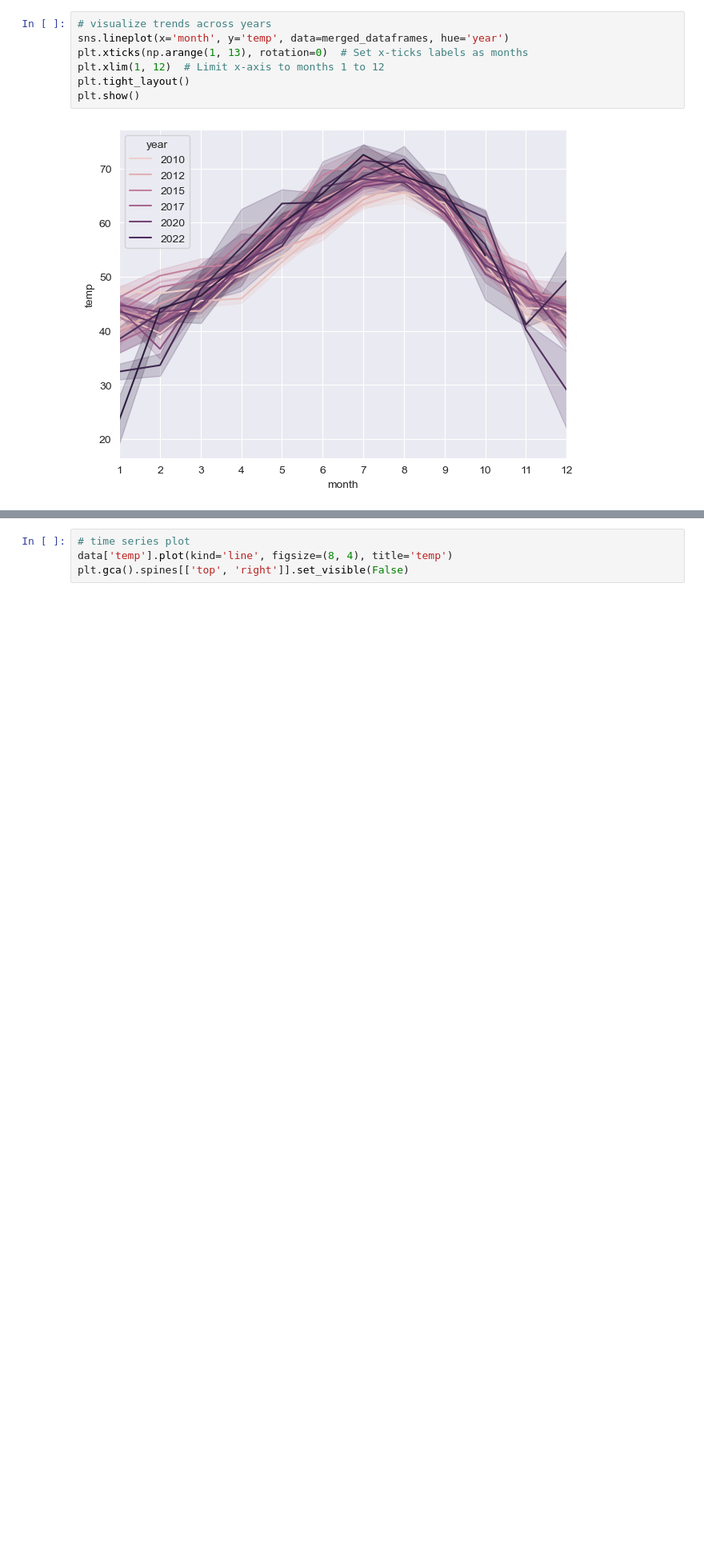
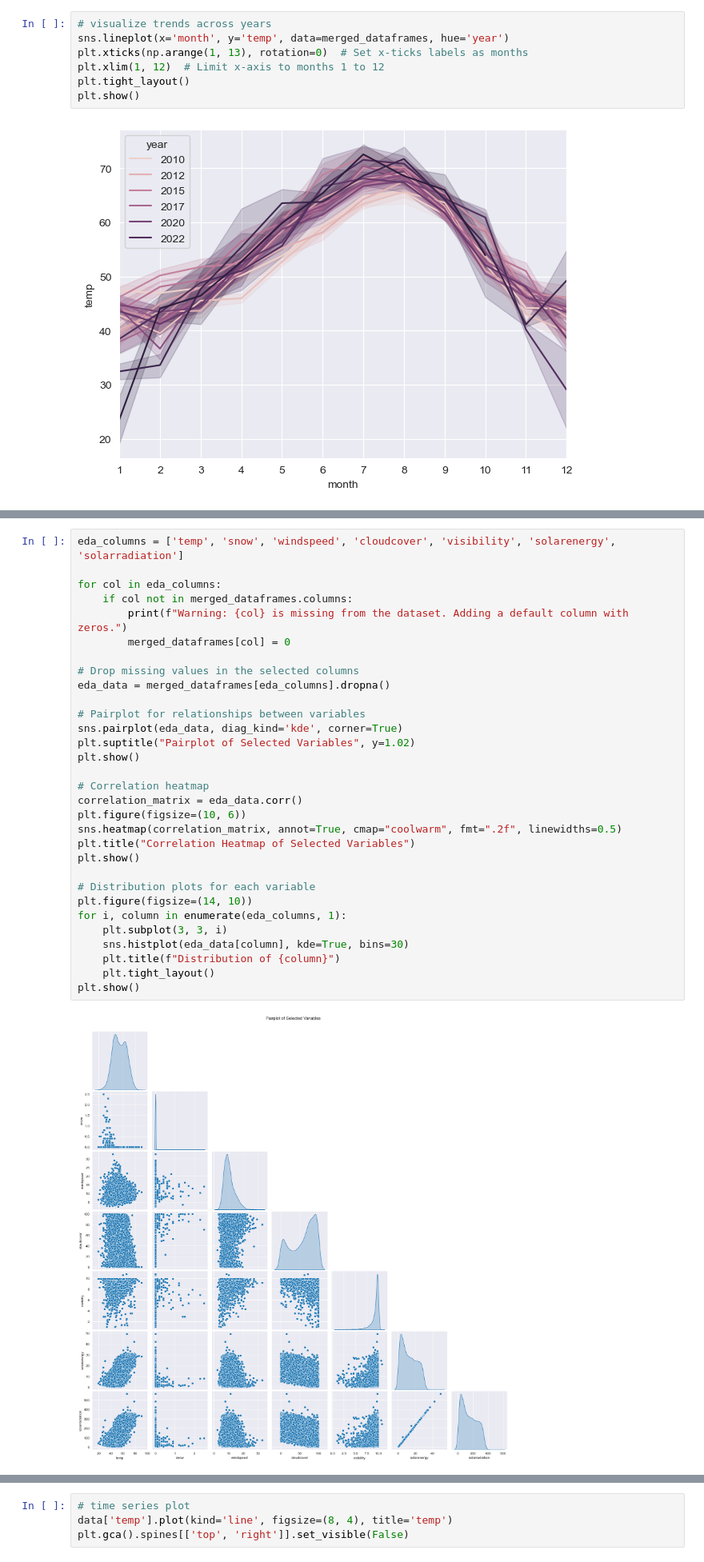
Before and after one commit to peersahab/data-science-project, a Jupyter notebook: FEARSUWD.ipynb, the cells around one changed output, grey strips where cells are left out. Shown at 80% size. Cells and saved outputs as stored; diff of their text form; blank space fills up the shorter version.

Commit message:
added solar energy prediction and EDA

```diff
--- a/FEARSUWD.ipynb
+++ b/FEARSUWD.ipynb
@@ -432,0 +439,33 @@ plt.show()
+# %%
+eda_columns = ['temp', 'snow', 'windspeed', 'cloudcover', 'visibility', 'solarenergy', 'solarradiation']
+
+for col in eda_columns:
+    if col not in merged_dataframes.columns:
+        print(f"Warning: {col} is missing from the dataset. Adding a default column with zeros.")
+        merged_dataframes[col] = 0
+
+# Drop missing values in the selected columns
+eda_data = merged_dataframes[eda_columns].dropna()
+
+# Pairplot for relationships between variables
+sns.pairplot(eda_data, diag_kind='kde', corner=True)
+plt.suptitle("Pairplot of Selected Variables", y=1.02)
+plt.show()
+
+# Correlation heatmap
+correlation_matrix = eda_data.corr()
+plt.figure(figsize=(10, 6))
+sns.heatmap(correlation_matrix, annot=True, cmap="coolwarm", fmt=".2f", linewidths=0.5)
+plt.title("Correlation Heatmap of Selected Variables")
+plt.show()
+
+# Distribution plots for each variable
+plt.figure(figsize=(14, 10))
+for i, column in enumerate(eda_columns, 1):
+    plt.subplot(3, 3, i)
+    sns.histplot(eda_data[column], kde=True, bins=30)
+    plt.title(f"Distribution of {column}")
+    plt.tight_layout()
+plt.show()
+# %% [output]
+[figure, added]
```
Also changed, not shown: parts of 8 cells of this notebook.
